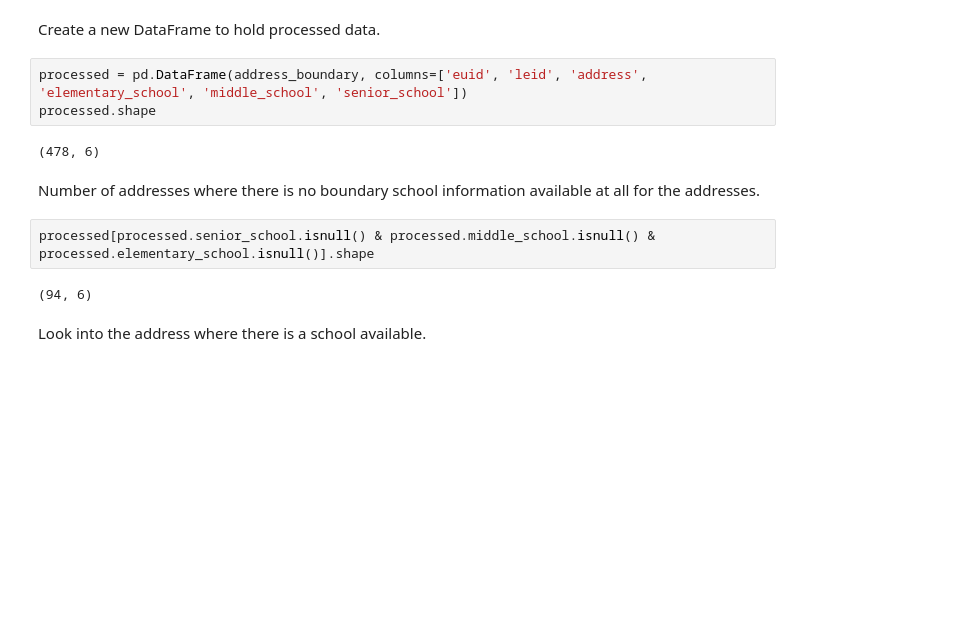
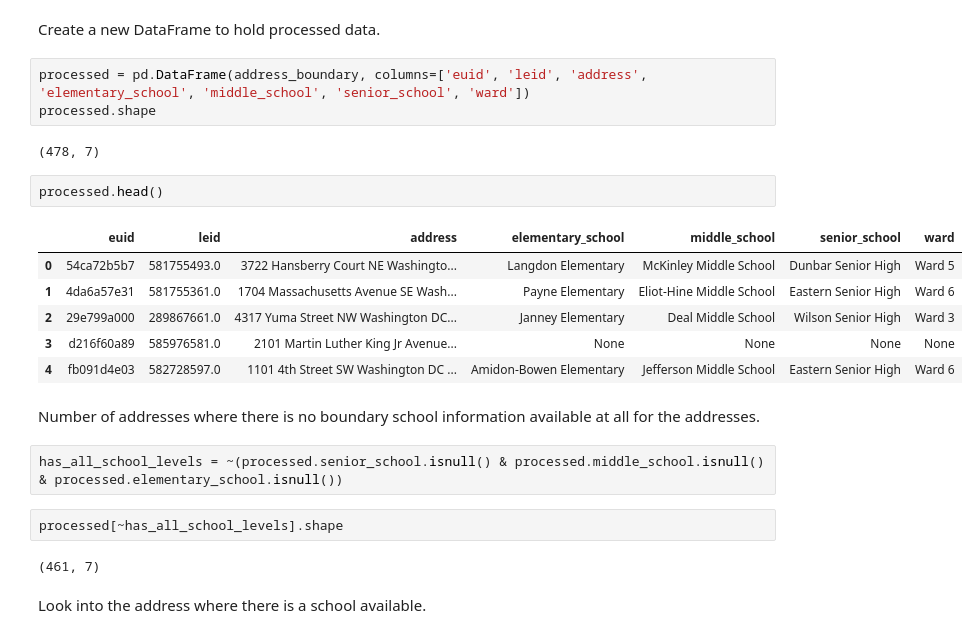
Before and after one commit to gabastil/dc-language-immersion, a Jupyter notebook: src/dc_language_immersion.ipynb, the cells around one changed output. Cells and saved outputs as stored; diff of their text form; blank space fills up the shorter version.

```diff
--- a/src/dc_language_immersion.ipynb
+++ b/src/dc_language_immersion.ipynb
@@ -492,15 +542,26 @@ len(ab_dcv)
 # %% [markdown]
 Create a new DataFrame to hold processed data.
 # %%
-processed = pd.DataFrame(address_boundary, columns=['euid', 'leid', 'address', 'elementary_school', 'middle_school', 'senior_school'])
+processed = pd.DataFrame(address_boundary, columns=['euid', 'leid', 'address', 'elementary_school', 'middle_school', 'senior_school', 'ward'])
 processed.shape
 # %% [output]
-(478, 6)
+(478, 7)
+# %%
+processed.head()
+# %% [output]
+|  | euid | leid | address | elementary_school | middle_school | senior_school | ward |
+| 0 | 54ca72b5b7 | 581755493.0 | 3722 Hansberry Court NE Washingto... | Langdon Elementary | McKinley Middle School | Dunbar Senior High | Ward 5 |
+| 1 | 4da6a57e31 | 581755361.0 | 1704 Massachusetts Avenue SE Wash... | Payne Elementary | Eliot-Hine Middle School | Eastern Senior High | Ward 6 |
+| 2 | 29e799a000 | 289867661.0 | 4317 Yuma Street NW Washington DC... | Janney Elementary | Deal Middle School | Wilson Senior High | Ward 3 |
+| 3 | d216f60a89 | 585976581.0 | 2101 Martin Luther King Jr Avenue... | None | None | None | None |
+| 4 | fb091d4e03 | 582728597.0 | 1101 4th Street SW Washington DC ... | Amidon-Bowen Elementary | Jefferson Middle School | Eastern Senior High | Ward 6 |
 # %% [markdown]
 Number of addresses where there is no boundary school information available at all for the addresses.
 # %%
-processed[processed.senior_school.isnull() & processed.middle_school.isnull() & processed.elementary_school.isnull()].shape
+has_all_school_levels = ~(processed.senior_school.isnull() & processed.middle_school.isnull() & processed.elementary_school.isnull())
-# %% [output]
-(94, 6)
+# %%
+processed[~has_all_school_levels].shape
+# %% [output]
+(461, 7)
 # %% [markdown]
 Look into the address where there is a school available.
```
Also changed, not shown: parts of 46 cells of this notebook, 8 other files.
